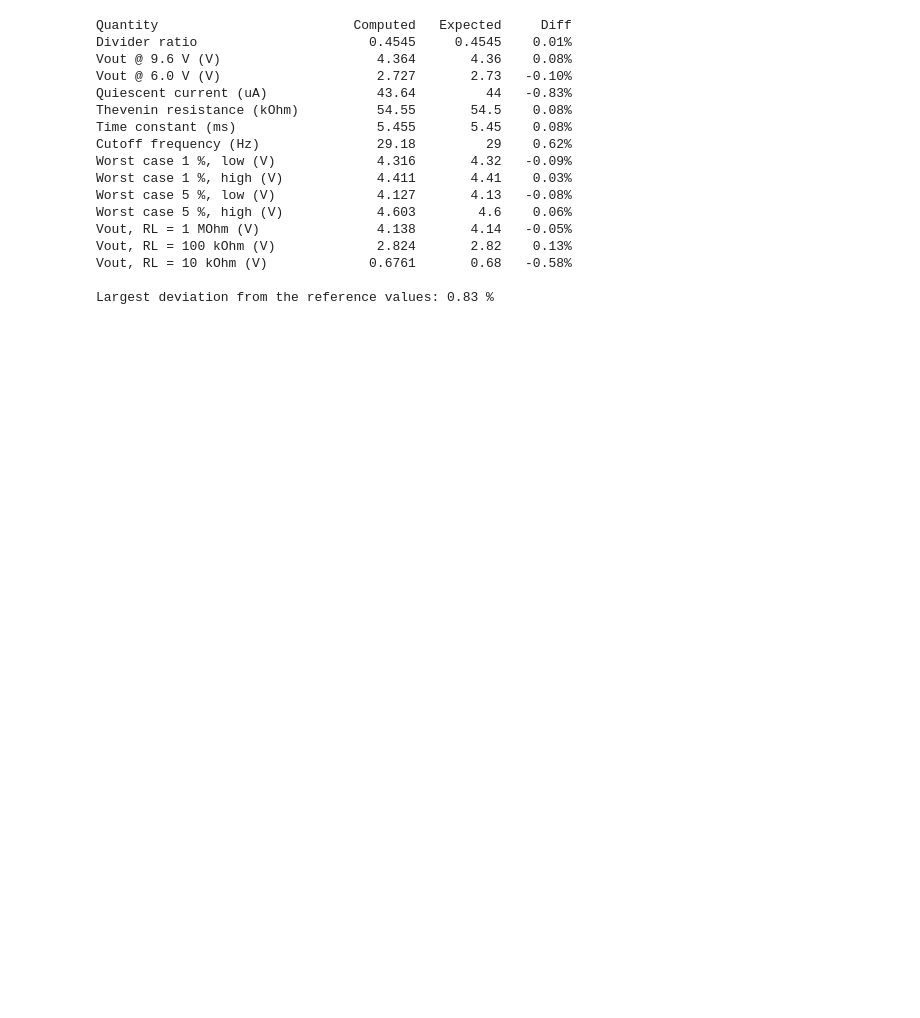
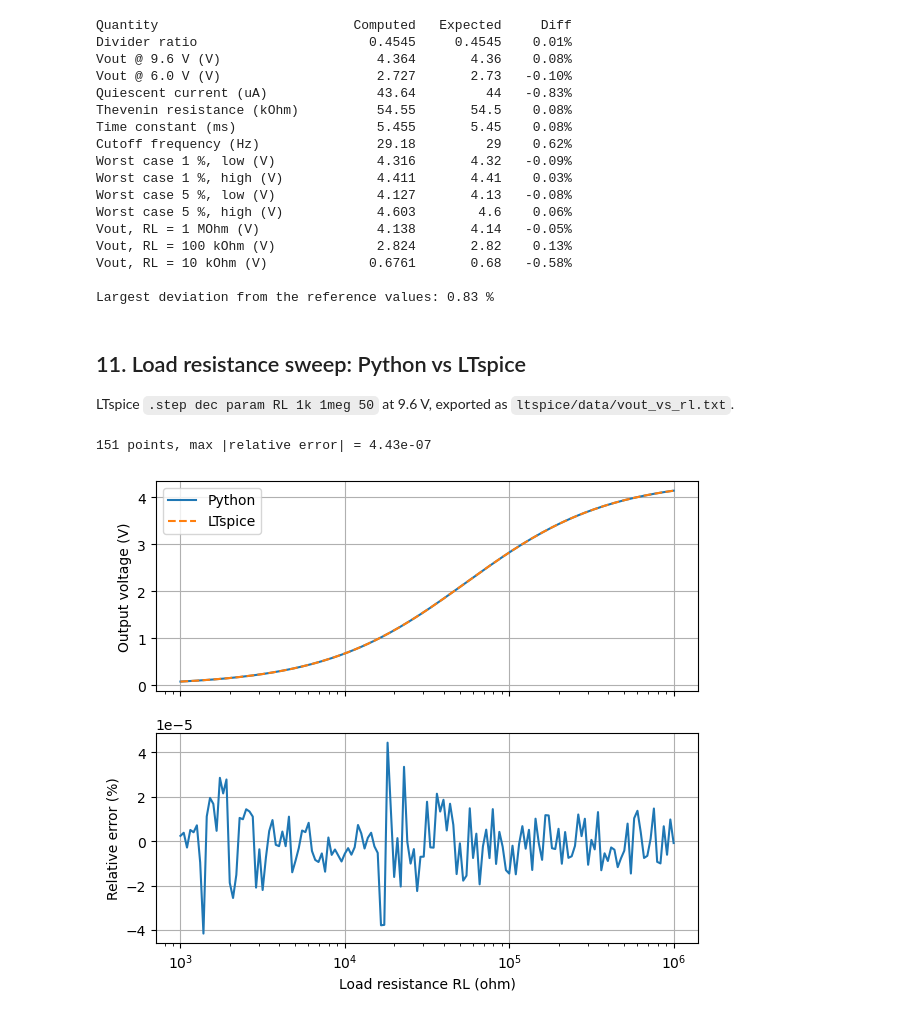
Before and after one commit to bojanniki/voltage-divider-filter, a Jupyter notebook: notebook/01_divider_calculation.ipynb, the cells around one changed output. Saved outputs shown, nothing was run; the diff lists cells and outputs as text; code cells hidden in the pictures; blank space fills up the shorter version.

```diff
--- a/notebook/01_divider_calculation.ipynb
+++ b/notebook/01_divider_calculation.ipynb
@@ -338,3 +370,28 @@ Vout, RL = 100 kOhm (V)             2.824       2.82    0.13%
 Vout, RL = 10 kOhm (V)             0.6761       0.68   -0.58%
 
 Largest deviation from the reference values: 0.83 %
+# %% [markdown]
+## 11. Load resistance sweep: Python vs LTspice
+LTspice `.step dec param RL 1k 1meg 50` at 9.6 V, exported as `ltspice/data/vout_vs_rl.txt`.
+# %%
+data = np.genfromtxt(DATA_DIR / "vout_vs_rl.txt", skip_header=1)
+order = np.argsort(data[:, 0])
+rl_spice, vout_rl_spice = data[order, 0], data[order, 1]
+vout_rl_py = divider_out(V_BAT_MAX, R1, R2, rl_spice)
+rel_err = (vout_rl_spice - vout_rl_py) / vout_rl_py
+print(f"{len(rl_spice)} points, max |relative error| = {np.abs(rel_err).max():.2e}")
+assert np.abs(rel_err).max() < 1e-4
+
+fig, (ax1, ax2) = plt.subplots(2, 1, figsize=(7, 6), sharex=True)
+ax1.semilogx(rl_spice, vout_rl_py, label="Python")
+ax1.semilogx(rl_spice, vout_rl_spice, "--", label="LTspice")
+ax1.set_ylabel("Output voltage (V)")
+ax1.legend()
+ax2.semilogx(rl_spice, rel_err * 100)
+ax2.set_xlabel("Load resistance RL (ohm)")
+ax2.set_ylabel("Relative error (%)")
+fig.savefig(FIG_DIR / "05_python_vs_ltspice_load.png", dpi=150, bbox_inches="tight")
+plt.show()
+# %% [output]
+151 points, max |relative error| = 4.43e-07
+[figure, added]
```
Also changed, not shown: parts of 20 cells of this notebook, 8 other files.
